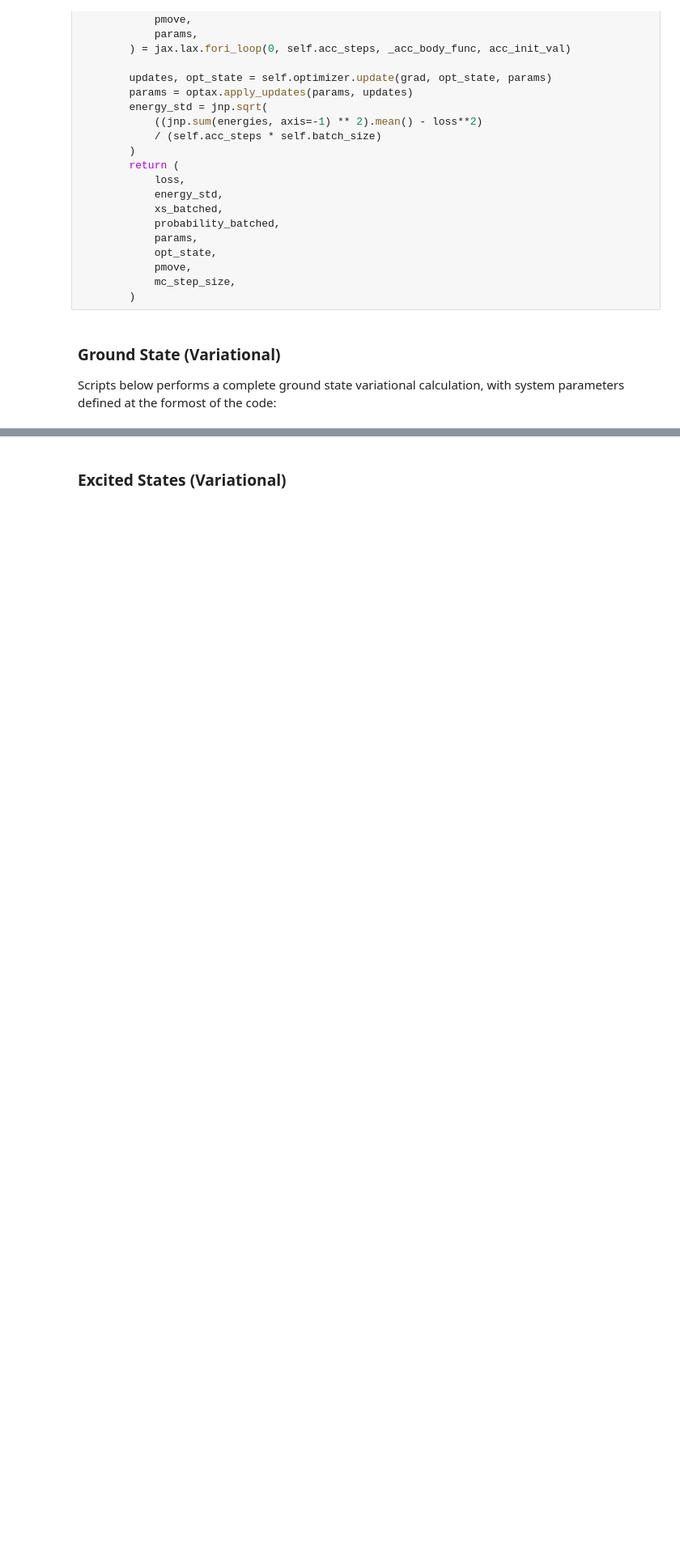
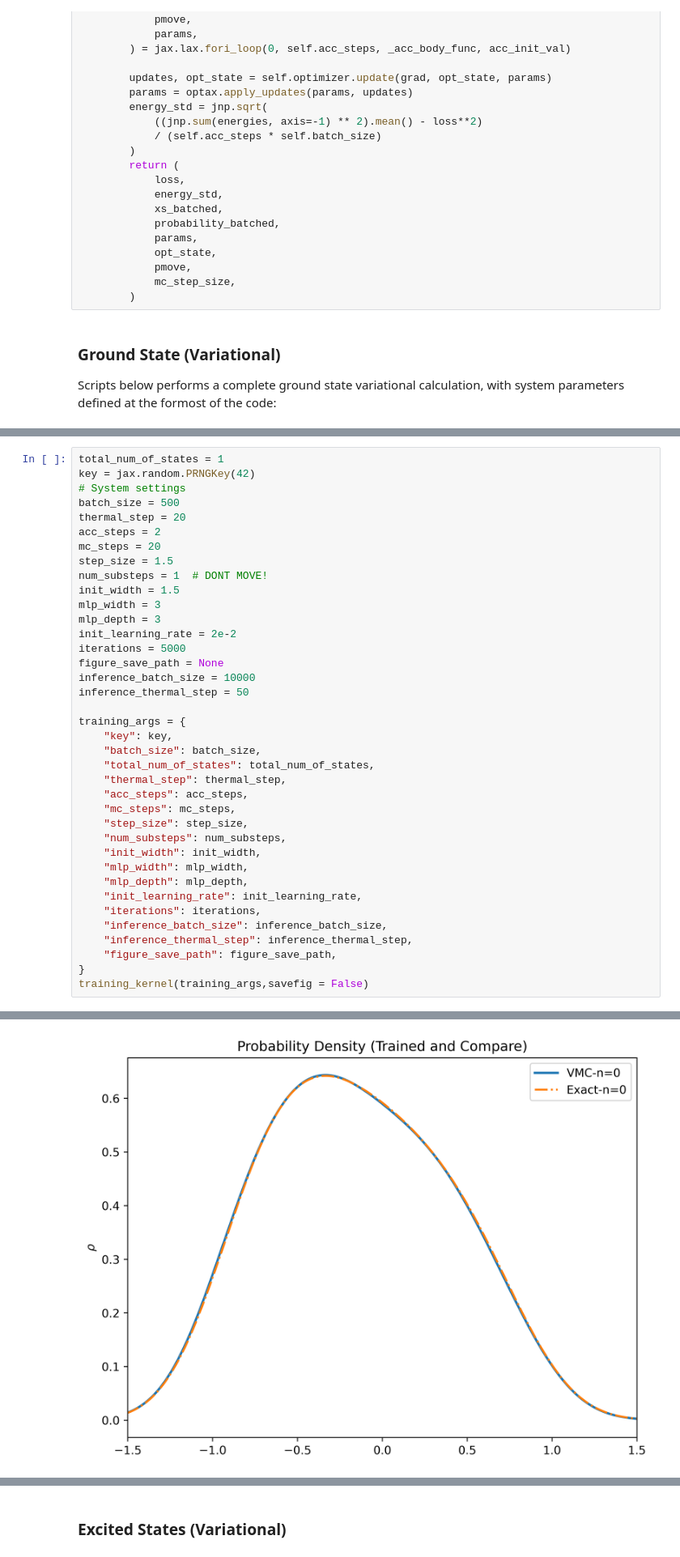
Before and after one commit to rswang42/2024July1DQuantum, a Jupyter notebook: VMC/vmc.ipynb, the cells around one changed output, grey strips where cells are left out. Shown at 81% size. Cells and saved outputs as stored; diff of their text form; blank space fills up the shorter version.

```diff
--- a/VMC/vmc.ipynb
+++ b/VMC/vmc.ipynb
@@ -1406,0 +1547,39 @@ After training, get energy = 0.19475(0.00231)
+# %%
+total_num_of_states = 1
+key = jax.random.PRNGKey(42)
+# System settings
+batch_size = 500
+thermal_step = 20
+acc_steps = 2
+mc_steps = 20
+step_size = 1.5
+num_substeps = 1  # DONT MOVE!
+init_width = 1.5
+mlp_width = 3
+mlp_depth = 3
+init_learning_rate = 2e-2
+iterations = 5000
+figure_save_path = None
+inference_batch_size = 10000
+inference_thermal_step = 50
+
+training_args = {
+    "key": key,
+    "batch_size": batch_size,
+    "total_num_of_states": total_num_of_states,
+    "thermal_step": thermal_step,
+    "acc_steps": acc_steps,
+    "mc_steps": mc_steps,
+    "step_size": step_size,
+    "num_substeps": num_substeps,
+    "init_width": init_width,
+    "mlp_width": mlp_width,
+    "mlp_depth": mlp_depth,
+    "init_learning_rate": init_learning_rate,
+    "iterations": iterations,
+    "inference_batch_size": inference_batch_size,
+    "inference_thermal_step": inference_thermal_step,
+    "figure_save_path": figure_save_path,
+}
+training_kernel(training_args,savefig = False)
+# %% [output]
@@ -1406,0 +1596 @@ After training, get energy = 0.19475(0.00231)
+[figure, added]
```
Also changed, not shown: parts of 14 cells of this notebook, 3 other files.
